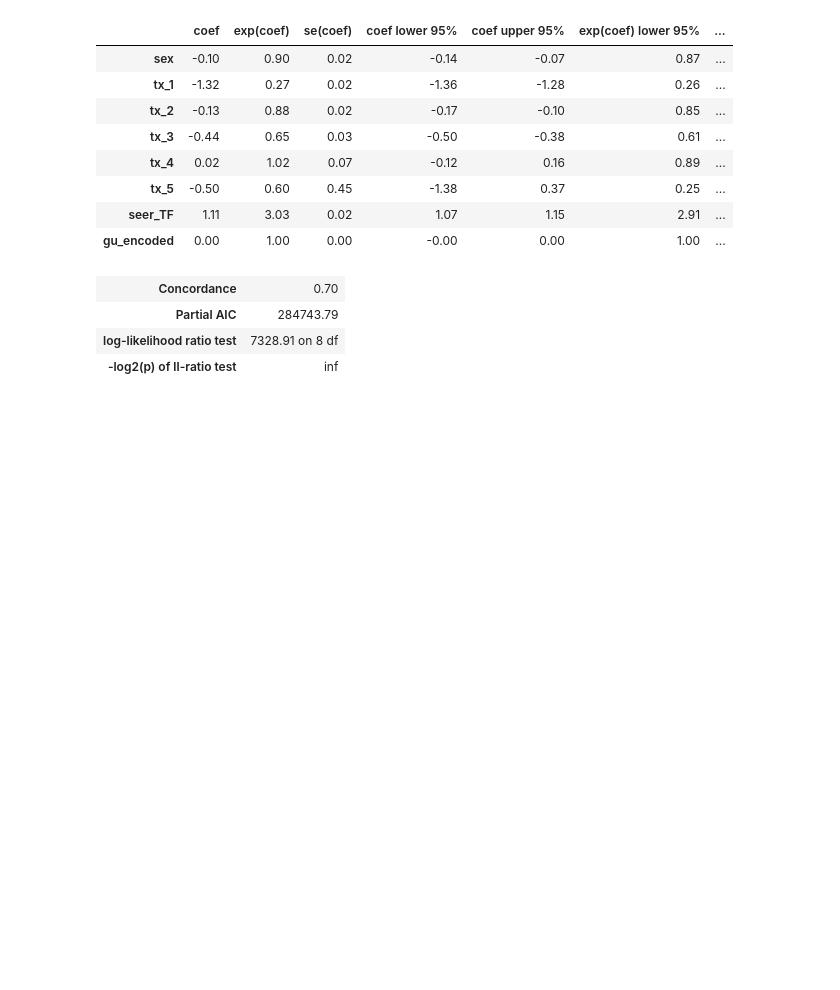
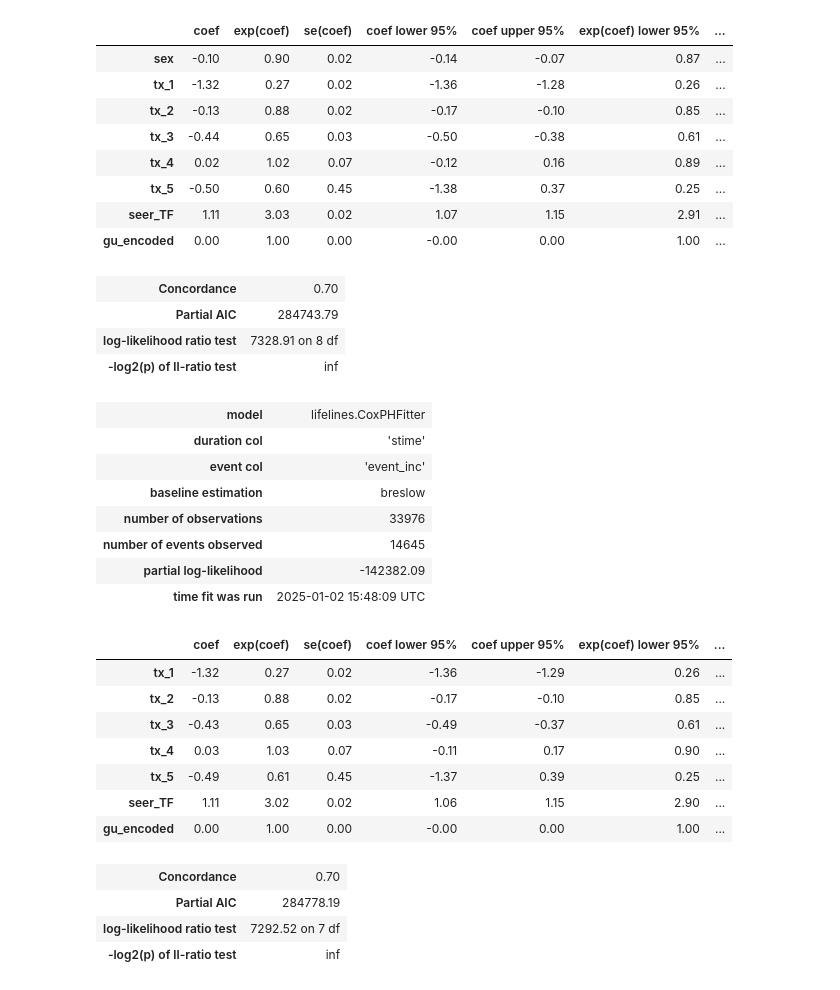
Before and after one commit to dohunhyeong/Busan_cancer_surv_analysis, a Jupyter notebook: SURV_DEF.ipynb, the cells around one changed output. Saved outputs shown, nothing was run; the diff lists cells and outputs as text; code cells hidden in the pictures; blank space fills up the shorter version.

```diff
--- a/SURV_DEF.ipynb
+++ b/SURV_DEF.ipynb
@@ -1110,3 +1094,68 @@ coxph.summary()
 | Partial AIC | 284743.79 |
 | log-likelihood ratio test | 7328.91 on 8 df |
 | -log2(p) of ll-ratio test | inf |
+# %%
+import survival_analysis_v2 as sa
+import pandas as pd
+
+
+data = pd.read_csv("C:/Users/user/Desktop/survival_data/DISEASE/colon.csv", index_col=0)
+
+duration_col = "stime"
+
+event_col = "event_inc"
+
+frailty_col = "gu_encoded"
+
+# Preprocess data
+
+data = data[
+    [
+        "stime",
+        "event_inc",
+        "tx_1",
+        "tx_2",
+        "tx_3",
+        "tx_4",
+        "tx_5",
+        "seer_TF",
+        "gu_encoded",
+    ]
+]
+
+data["stime"] = data["stime"].apply(lambda x: 0.01 if x <= 0 else x)
+
+# Initialize CoxPHModel
+
+coxph = sa.CoxPHModel(duration_col=duration_col, event_col=event_col)
+
+# fit the model
+
+coxph.fit(data)
+
+# predict
+coxph.predict(data)
+
+# summary
+coxph.summary()
+# %% [output]
+| model | lifelines.CoxPHFitter |
+| duration col | 'stime' |
+| event col | 'event_inc' |
+| baseline estimation | breslow |
+| number of observations | 33976 |
+| number of events observed | 14645 |
+| partial log-likelihood | -142382.09 |
+| time fit was run | 2025-01-02 15:48:09 UTC |
+|  | coef | exp(coef) | se(coef) | coef lower 95% | coef upper 95% | exp(coef) lower 95% | ... |
+| tx_1 | -1.32 | 0.27 | 0.02 | -1.36 | -1.29 | 0.26 | ... |
+| tx_2 | -0.13 | 0.88 | 0.02 | -0.17 | -0.10 | 0.85 | ... |
+| tx_3 | -0.43 | 0.65 | 0.03 | -0.49 | -0.37 | 0.61 | ... |
+| tx_4 | 0.03 | 1.03 | 0.07 | -0.11 | 0.17 | 0.90 | ... |
+| tx_5 | -0.49 | 0.61 | 0.45 | -1.37 | 0.39 | 0.25 | ... |
+| seer_TF | 1.11 | 3.02 | 0.02 | 1.06 | 1.15 | 2.90 | ... |
+| gu_encoded | 0.00 | 1.00 | 0.00 | -0.00 | 0.00 | 1.00 | ... |
+| Concordance | 0.70 |
+| Partial AIC | 284778.19 |
+| log-likelihood ratio test | 7292.52 on 7 df |
+| -log2(p) of ll-ratio test | inf |
```
Also changed, not shown: parts of 5 cells of this notebook.
